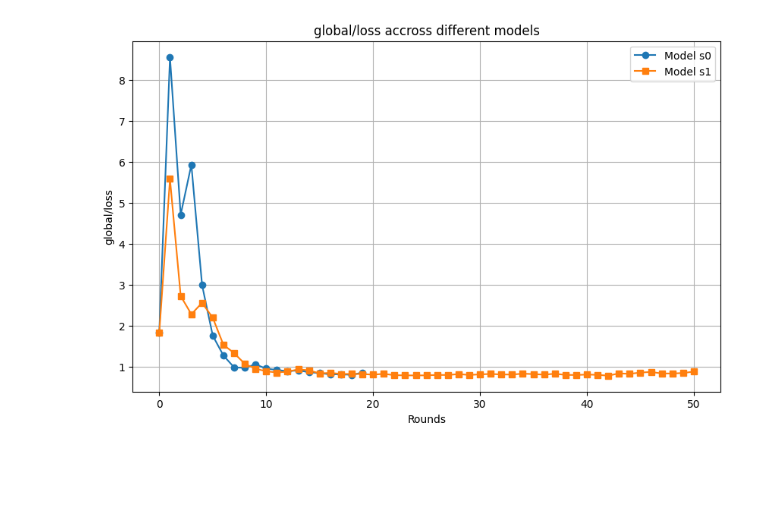
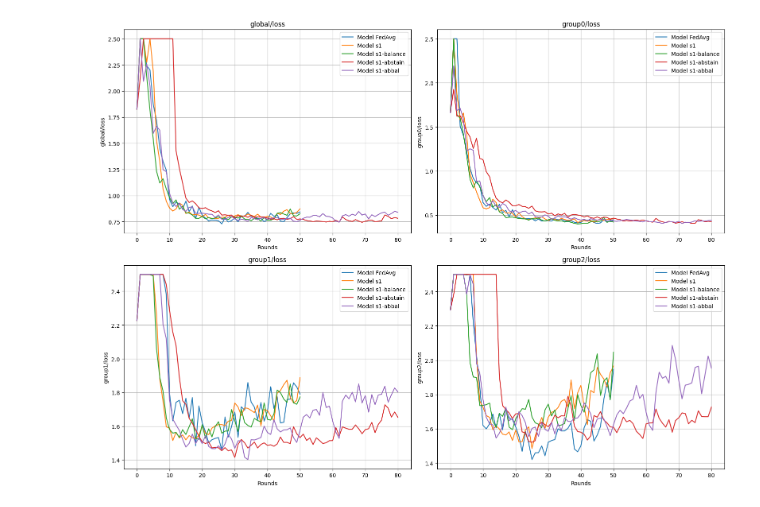
Before and after one commit to Zolsto/FL-train, a Jupyter notebook: plot_result.ipynb, the cells around one changed output. Cells and saved outputs as stored; diff of their text form; code cells hidden in the pictures; blank space fills up the shorter version.

Commit message:
added balance minority clusters

```diff
--- a/plot_result.ipynb
+++ b/plot_result.ipynb
@@ -90,5 +126,15 @@ def plot_scalar(list_of_dicts: List[Dict[str, List[float]]], key_to_plot: str):
     plt.show()
 # %%
+path = "output/FedAvg/my-pre"
+file = find_tensorboard_file(path)
+fed = extract_scalars(file)
+fed["name"] = "FedAvg"
+
+path = "output/ClusterAvg/eC-pre"
+file = find_tensorboard_file(path)
+eC = extract_scalars(file)
+eC["name"] = "eC"
+
 path = "output/ClusterAvg/s0-pre"
 file = find_tensorboard_file(path)
 s0 = extract_scalars(file)
@@ -99,14 +145,24 @@ file = find_tensorboard_file(path)
 s1 = extract_scalars(file)
 s1["name"] = "s1"
 
-path = "output/ClusterAvg/s2-pre"
+path = "output/ClusterAvg/s1-pre-abstain"
 file = find_tensorboard_file(path)
-s2 = extract_scalars(file)
-s2["name"] = "s2"
+s1_abs = extract_scalars(file)
+s1_abs["name"] = "s1-abstain"
+
+path = "output/ClusterAvg/s1-pre-balance"
+file = find_tensorboard_file(path)
+s1_bal = extract_scalars(file)
+s1_bal["name"] = "s1-balance"
+
+path = "output/ClusterAvg/s1-pre-abs-bal"
+file = find_tensorboard_file(path)
+s1_abbal = extract_scalars(file)
+s1_abbal["name"] = "s1-abbal"
 
 
-lista = [s0, s1, s2]
+lista = [fed, s1, s1_bal, s1_abs, s1_abbal]
 # %%
-plot_scalar(lista, "global/loss")
+plot_scalar(lista, "loss")
 # %% [output]
-[figure, old version]
+[figure, new version]
```
Also changed, not shown: parts of 2 cells of this notebook, 3 other files.
